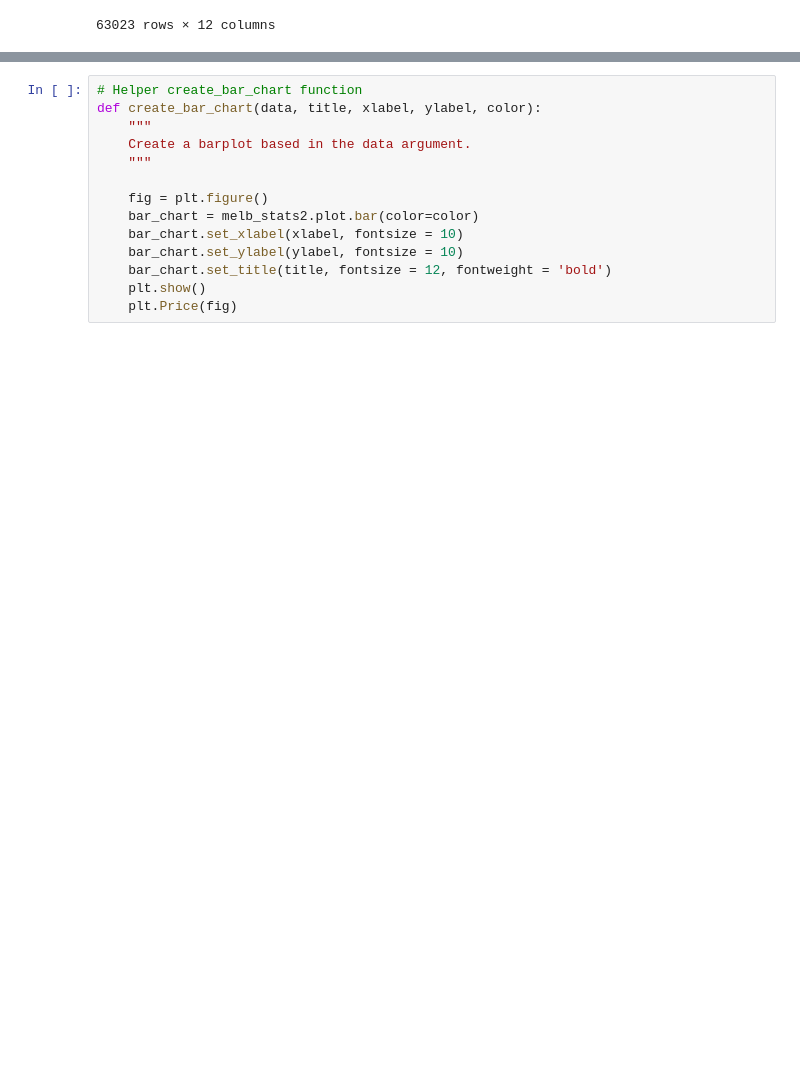
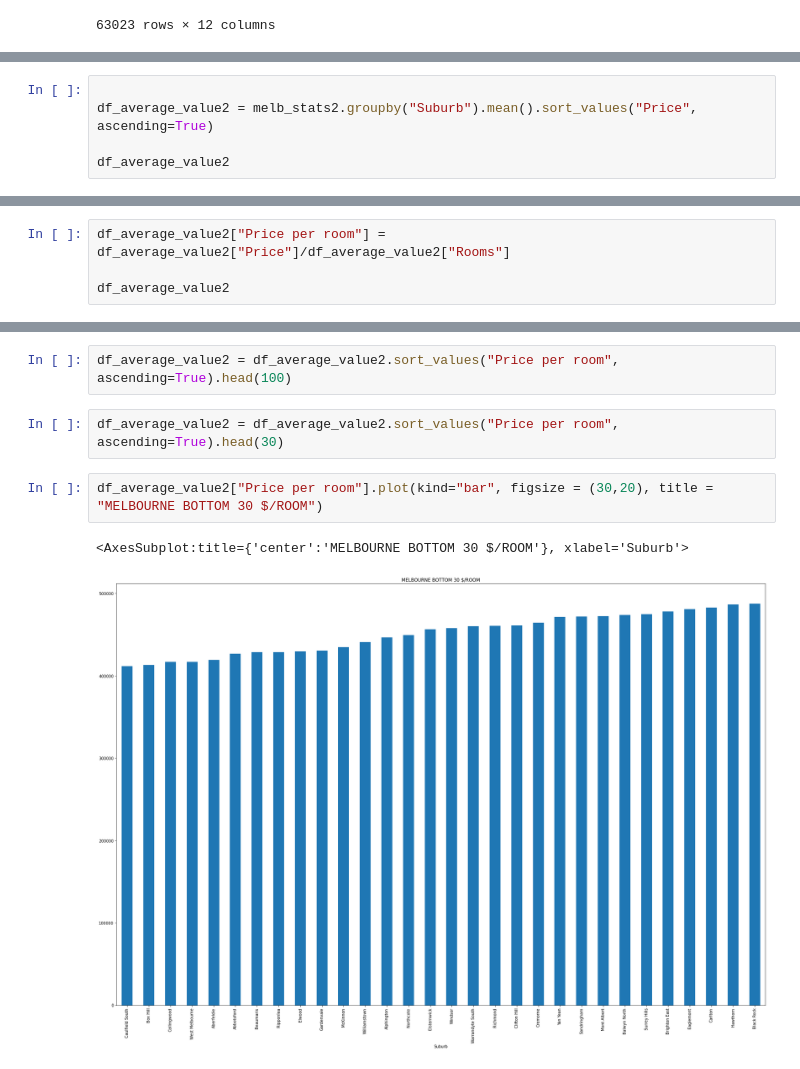
Before and after one commit to LaachH/Group-project-3, a Jupyter notebook: Untitled.ipynb, the cells around one changed output, grey strips where cells are left out. Cells and saved outputs as stored; diff of their text form; blank space fills up the shorter version.

```diff
--- a/Untitled.ipynb
+++ b/Untitled.ipynb
@@ -61,0 +53,5 @@ df_average_value.head(10)
+# %%
+
+df_average_value2 = melb_stats2.groupby("Suburb").mean().sort_values("Price", ascending=True)
+
+df_average_value2
@@ -61,0 +73,4 @@ df_average_value.head(10)
+# %%
+df_average_value2["Price per room"] = df_average_value2["Price"]/df_average_value2["Rooms"]
+
+df_average_value2
@@ -62,15 +92,10 @@ df_average_value.head(10)
+# %%
+df_average_value2 = df_average_value2.sort_values("Price per room", ascending=True).head(100)
+# %%
+df_average_value2 = df_average_value2.sort_values("Price per room", ascending=True).head(30)
 # %%
-# Helper create_bar_chart function
-def create_bar_chart(data, title, xlabel, ylabel, color):
-    """
-    Create a barplot based in the data argument.
-    """
-
-    fig = plt.figure()
-    bar_chart = melb_stats2.plot.bar(color=color)
-    bar_chart.set_xlabel(xlabel, fontsize = 10)
-    bar_chart.set_ylabel(ylabel, fontsize = 10)
-    bar_chart.set_title(title, fontsize = 12, fontweight = 'bold')
-    plt.show()
-    plt.Price(fig)
+df_average_value2["Price per room"].plot(kind="bar", figsize = (30,20), title = "MELBOURNE BOTTOM 30 $/ROOM")
+# %% [output]
+<AxesSubplot:title={'center':'MELBOURNE BOTTOM 30 $/ROOM'}, xlabel='Suburb'>
+[figure, added]
 # %%
```
Also changed, not shown: parts of 6 cells of this notebook.
